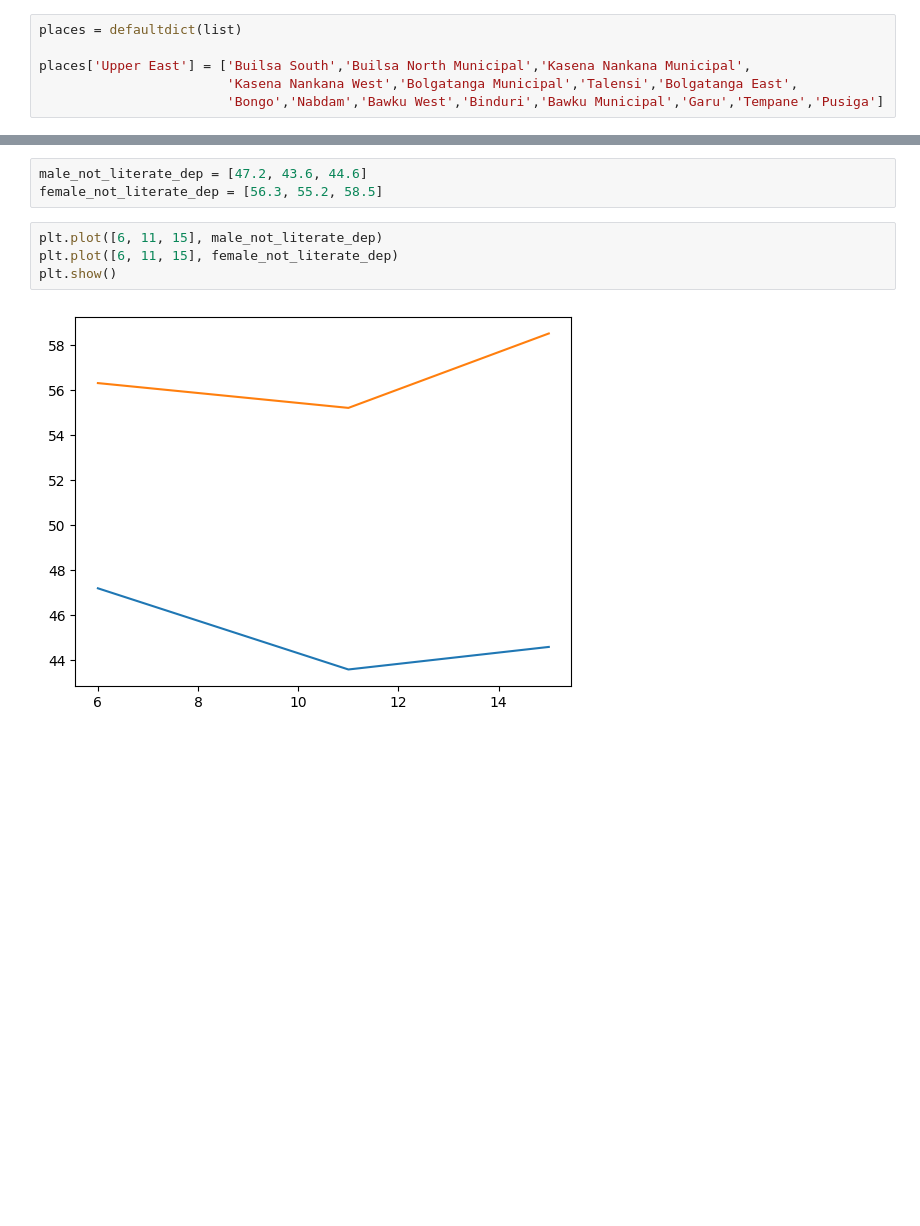
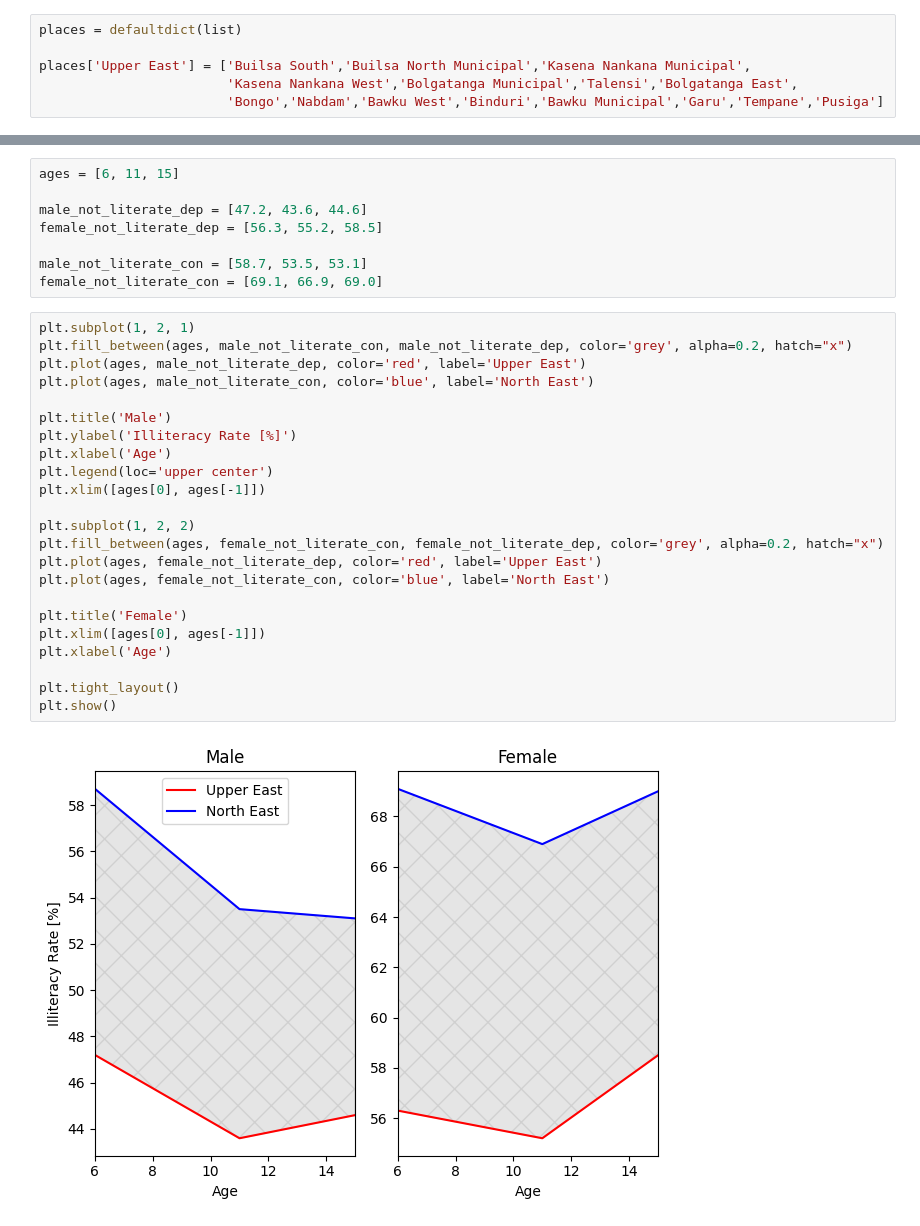
Before and after one commit to dfglondon24/Team-2, a Jupyter notebook: Literacy_Education.ipynb, the cells around one changed output, grey strips where cells are left out. Drawn from its saved outputs; the diff is of its cells as text; blank space fills up the shorter version.

```diff
--- a/Literacy_Education.ipynb
+++ b/Literacy_Education.ipynb
@@ -22,9 +27,33 @@ attendance['Upper East'] = {'Male not attended 3-6': 31.8, 'Female not attended
 # %%
+ages = [6, 11, 15]
+
 male_not_literate_dep = [47.2, 43.6, 44.6]
 female_not_literate_dep = [56.3, 55.2, 58.5]
+
+male_not_literate_con = [58.7, 53.5, 53.1]
+female_not_literate_con = [69.1, 66.9, 69.0]
 # %%
-plt.plot([6, 11, 15], male_not_literate_dep)
-plt.plot([6, 11, 15], female_not_literate_dep)
+plt.subplot(1, 2, 1)
+plt.fill_between(ages, male_not_literate_con, male_not_literate_dep, color='grey', alpha=0.2, hatch="x")
+plt.plot(ages, male_not_literate_dep, color='red', label='Upper East')
+plt.plot(ages, male_not_literate_con, color='blue', label='North East')
+
+plt.title('Male')
+plt.ylabel('Illiteracy Rate [%]')
+plt.xlabel('Age')
+plt.legend(loc='upper center')
+plt.xlim([ages[0], ages[-1]])
+
+plt.subplot(1, 2, 2)
+plt.fill_between(ages, female_not_literate_con, female_not_literate_dep, color='grey', alpha=0.2, hatch="x")
+plt.plot(ages, female_not_literate_dep, color='red', label='Upper East')
+plt.plot(ages, female_not_literate_con, color='blue', label='North East')
+
+plt.title('Female')
+plt.xlim([ages[0], ages[-1]])
+plt.xlabel('Age')
+
+plt.tight_layout()
 plt.show()
 # %% [output]
-[figure, old version]
+[figure, new version]
```
Also changed, not shown: parts of 1 cell of this notebook.
